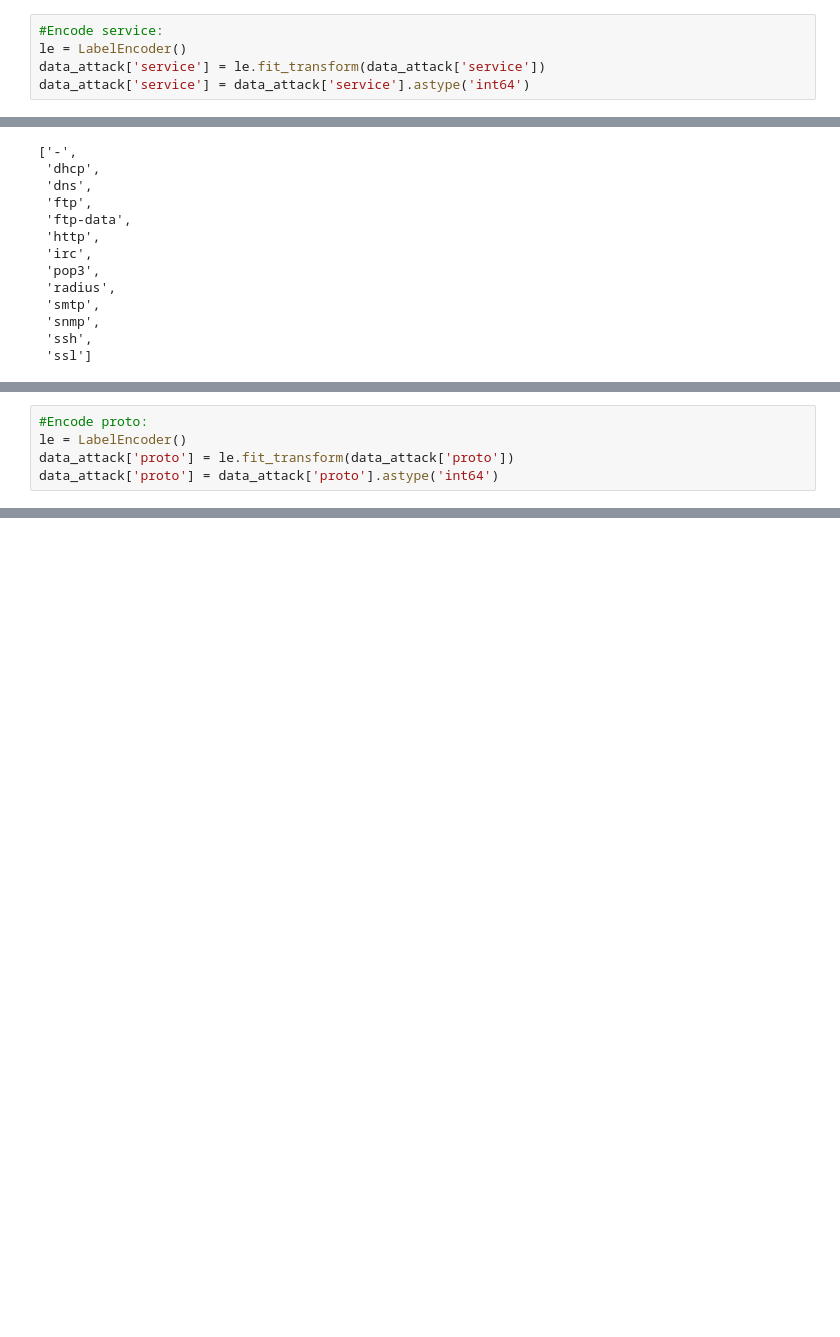
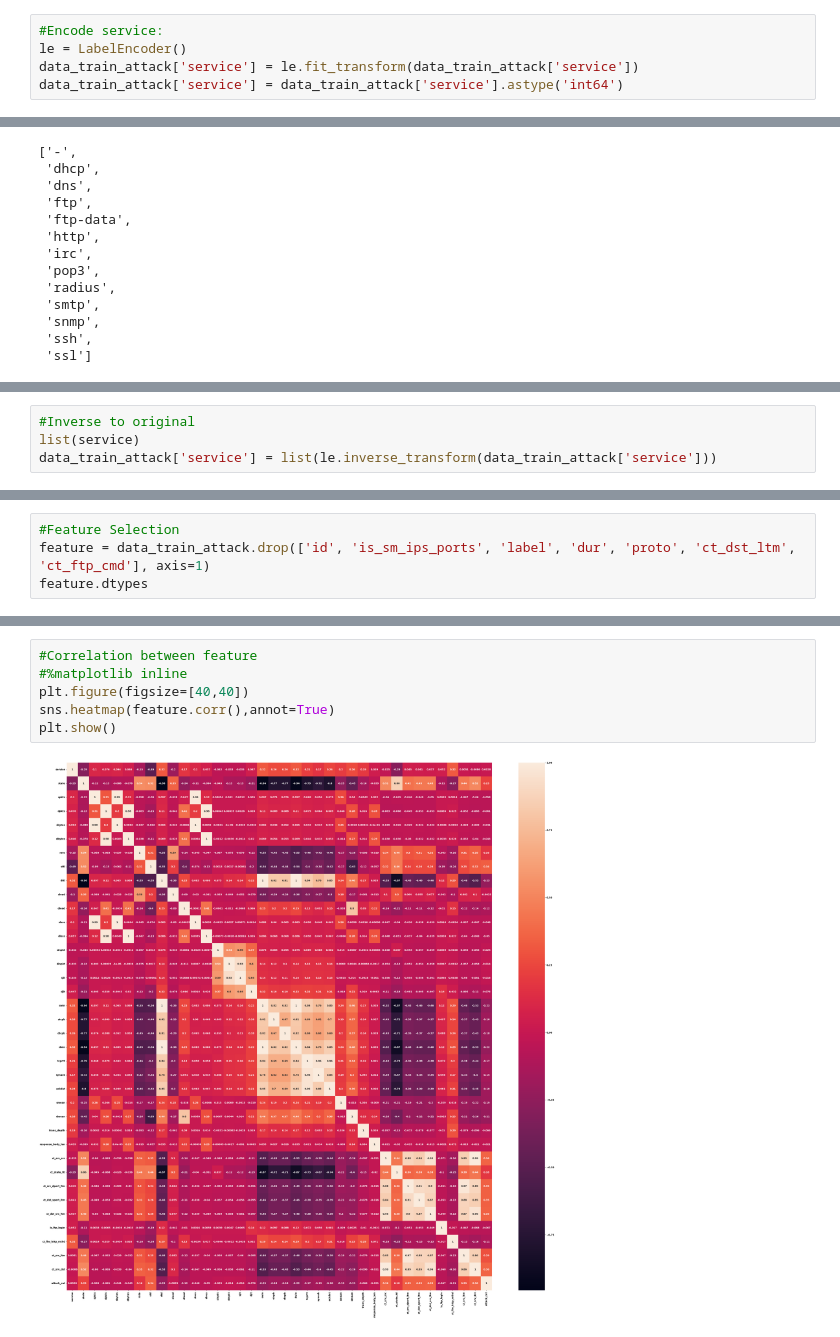
Before and after one commit to rajasa13/Data-Science, a Jupyter notebook: Notebook/UNSW-NB15/unswnb15.ipynb, the cells around one changed output, grey strips where cells are left out. Cells and saved outputs as stored; diff of their text form; blank space fills up the shorter version.

```diff
--- a/Notebook/UNSW-NB15/unswnb15.ipynb
+++ b/Notebook/UNSW-NB15/unswnb15.ipynb
@@ -216,8 +218,8 @@ Encode service attribute
 # %%
 #Encode service:
 le = LabelEncoder()
-data_attack['service'] = le.fit_transform(data_attack['service'])
-data_attack['service'] = data_attack['service'].astype('int64')
+data_train_attack['service'] = le.fit_transform(data_train_attack['service'])
+data_train_attack['service'] = data_train_attack['service'].astype('int64')
 # %% [output]
 A value is trying to be set on a copy of a slice from a DataFrame.
 Try using .loc[row_indexer,col_indexer] = value instead
@@ -256,5 +251,0 @@ Encode proto attribute
-# %%
-#Encode proto:
-le = LabelEncoder()
-data_attack['proto'] = le.fit_transform(data_attack['proto'])
-data_attack['proto'] = data_attack['proto'].astype('int64')
@@ -381,0 +252,4 @@ plt.show()
+# %%
+#Inverse to original
+list(service)
+data_train_attack['service'] = list(le.inverse_transform(data_train_attack['service']))
@@ -381,0 +338,4 @@ plt.show()
+# %%
+#Feature Selection
+feature = data_train_attack.drop(['id', 'is_sm_ips_ports', 'label', 'dur', 'proto', 'ct_dst_ltm', 'ct_ftp_cmd'], axis=1)
+feature.dtypes
@@ -381,0 +360,8 @@ plt.show()
+# %%
+#Correlation between feature
+#%matplotlib inline
+plt.figure(figsize=[40,40])
+sns.heatmap(feature.corr(),annot=True)
+plt.show()
+# %% [output]
+[figure, added]
```
Also changed, not shown: parts of 56 cells of this notebook, 1 other file.
